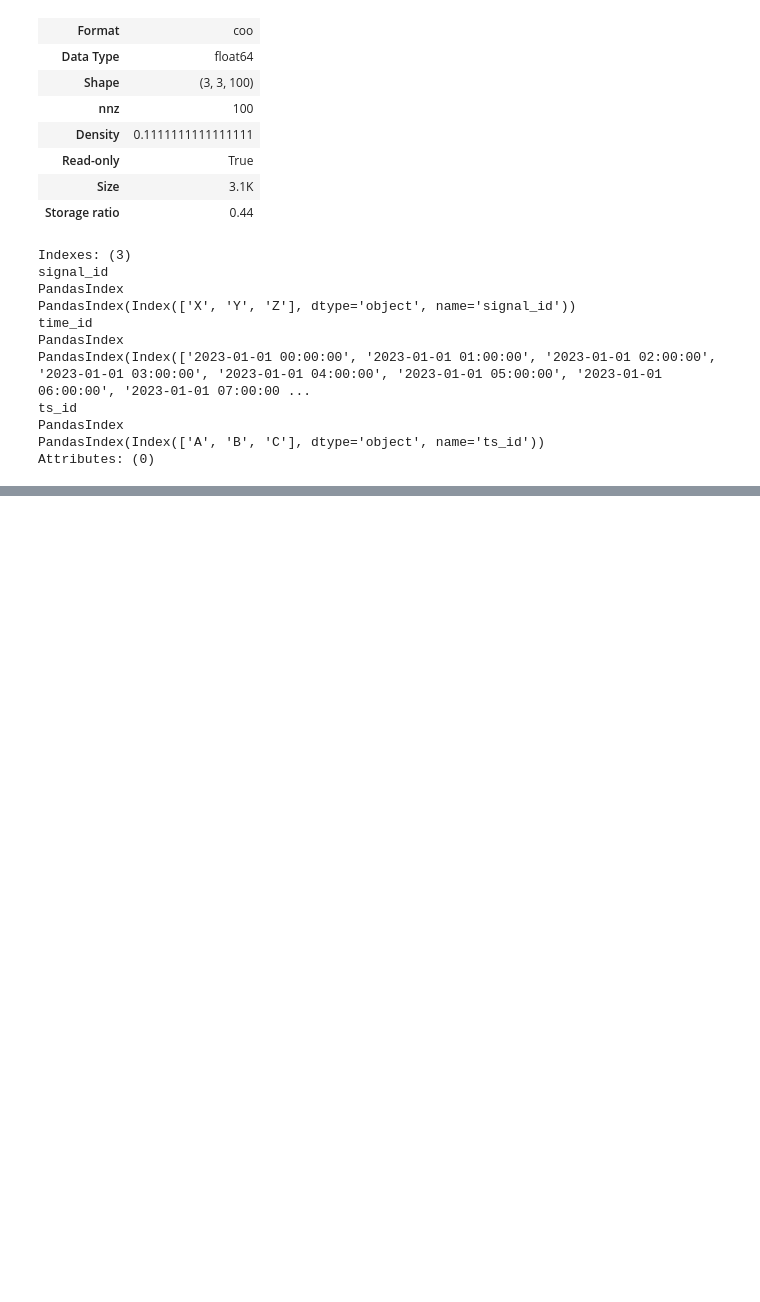
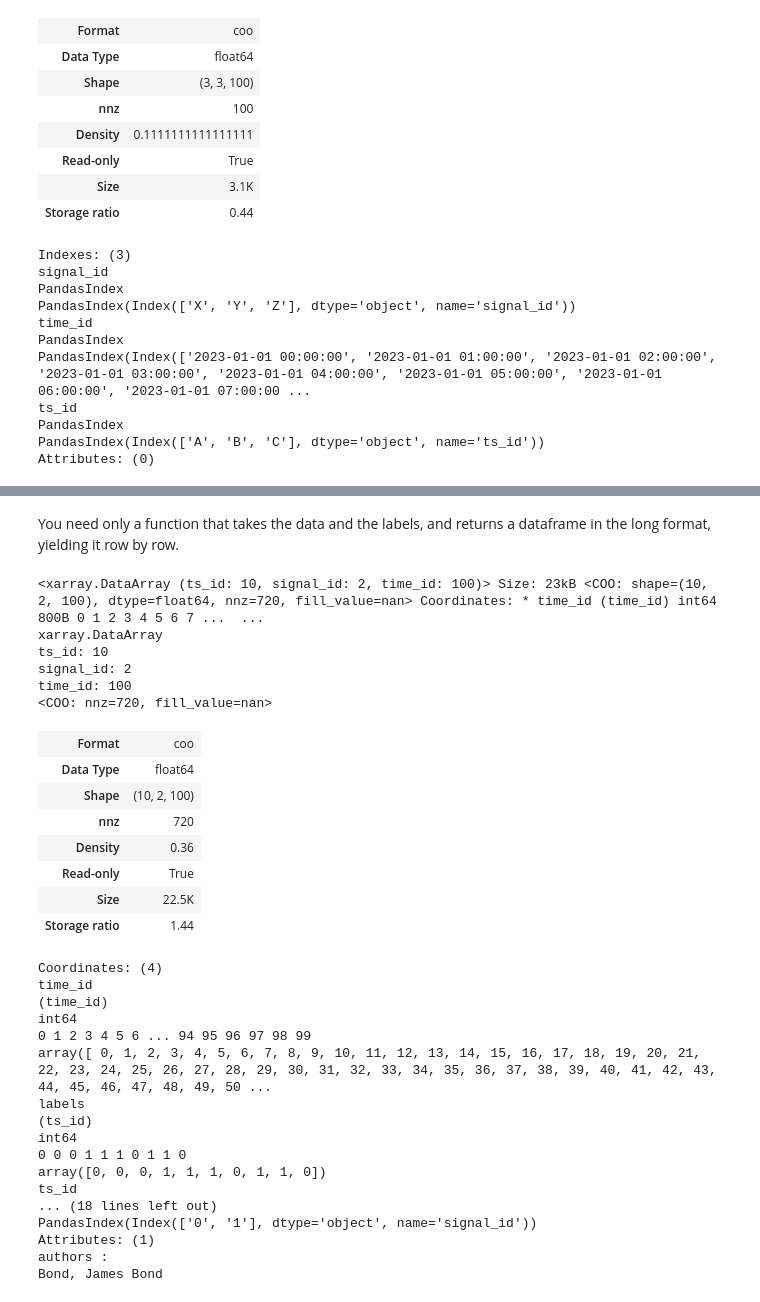
Before and after one commit to fspinna/pyrregular, a Jupyter notebook: docs/notebooks/dataset_conversion.ipynb, the cells around one changed output, grey strips where cells are left out. Drawn from its saved outputs; the diff is of its cells as text; code cells hidden in the pictures; blank space fills up the shorter version.

```diff
--- a/docs/notebooks/dataset_conversion.ipynb
+++ b/docs/notebooks/dataset_conversion.ipynb
@@ -161,0 +177,2 @@ TODO
+# %% [markdown]
+You need only a function that takes the data and the labels, and returns a dataframe in the long format, yielding it row by row.
@@ -161,0 +198,66 @@ TODO
+# %%
+from pyrregular.io_utils import read_csv
+from pyrregular.reader_interface import ReaderInterface
+from pyrregular.accessor import IrregularAccessor
+
+class YourDataset(ReaderInterface):
+    @staticmethod
+    def read_original_version(verbose=False):
+        return read_csv(
+            filenames={
+                "data": "your_more_complex_dataset.npy",
+                "labels": "your_more_complex_dataset_labels.npy",
+            },
+            ts_id="time_series_id",
+            time_id="timestamp",
+            signal_id="channel_id",
+            value_id="value",
+            dims={
+                "ts_id": [
+                    "labels"
+                ],  # static variable that depends on the time series id
+                "signal_id": [],
+                "time_id": [],
+            },
+            reader_fun=read_your_dataset,
+            time_index_as_datetime=False,
+            verbose=verbose,
+            attrs={
+                "authors": "Bond, James Bond",  # you can add any attribute you want
+            }
+        )
+# %%
+da = YourDataset.read_original_version(True)
+da
+# %% [output]
+<xarray.DataArray (ts_id: 10, signal_id: 2, time_id: 100)> Size: 23kB <COO: shape=(10, 2, 100), dtype=float64, nnz=720, fill_value=nan> Coordinates: * time_id (time_id) int64 800B 0 1 2 3 4 5 6 7 ...  ...
+xarray.DataArray
+ts_id: 10
+signal_id: 2
+time_id: 100
+<COO: nnz=720, fill_value=nan>
+| Format | coo |
+| Data Type | float64 |
+| Shape | (10, 2, 100) |
+| nnz | 720 |
+| Density | 0.36 |
+| Read-only | True |
+| Size | 22.5K |
+| Storage ratio | 1.44 |
+Coordinates: (4)
+time_id
+(time_id)
+int64
+0 1 2 3 4 5 6 ... 94 95 96 97 98 99
+array([ 0, 1, 2, 3, 4, 5, 6, 7, 8, 9, 10, 11, 12, 13, 14, 15, 16, 17, 18, 19, 20, 21, 22, 23, 24, 25, 26, 27, 28, 29, 30, 31, 32, 33, 34, 35, 36, 37, 38, 39, 40, 41, 42, 43, 44, 45, 46, 47, 48, 49, 50 ...
+labels
+(ts_id)
+int64
+0 0 0 1 1 1 0 1 1 0
+array([0, 0, 0, 1, 1, 1, 0, 1, 1, 0])
+ts_id
+... (18 lines left out)
+PandasIndex(Index(['0', '1'], dtype='object', name='signal_id'))
+Attributes: (1)
+authors :
+Bond, James Bond
```
Also changed, not shown: parts of 4 cells of this notebook.
